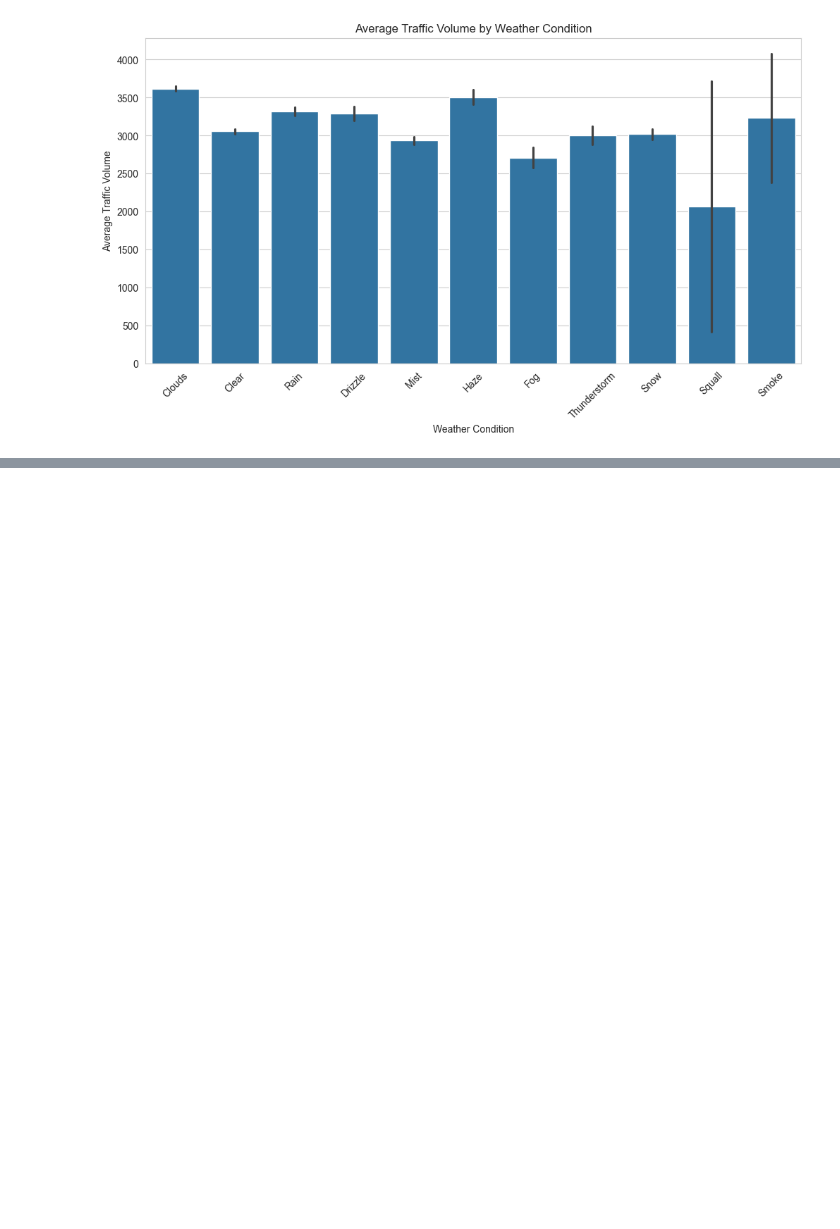
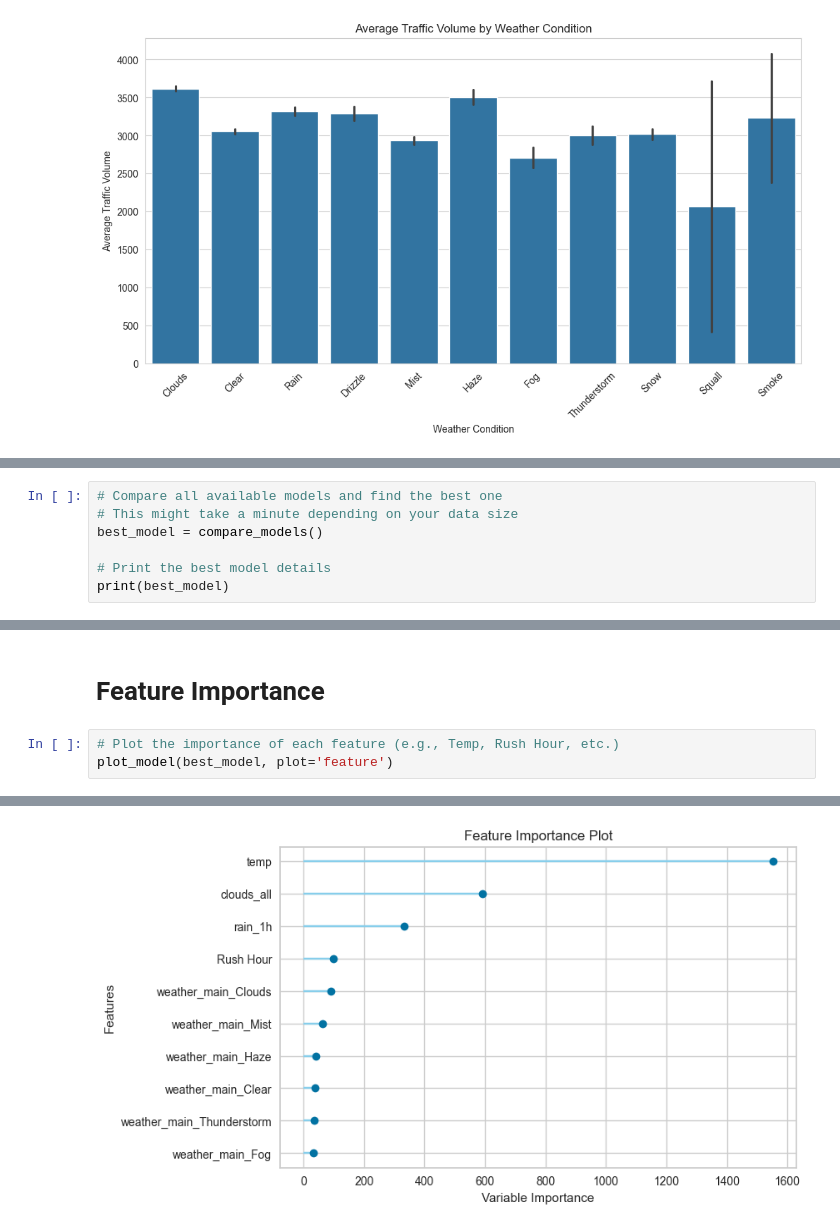
Before and after one commit to HSKdeveloper/ML-Project, a Jupyter notebook: mlProject/em.ipynb, the cells around one changed output, grey strips where cells are left out. Drawn from its saved outputs; the diff is of its cells as text; blank space fills up the shorter version.

Commit message:
C3 ML Project: build model, Tuning, Prediction

```diff
--- a/mlProject/em.ipynb
+++ b/mlProject/em.ipynb
@@ -155,0 +184,7 @@ plt.show()
+# %%
+# Compare all available models and find the best one
+# This might take a minute depending on your data size
+best_model = compare_models()
+
+# Print the best model details
+print(best_model)
@@ -155,0 +212,6 @@ plt.show()
+# %% [markdown]
+# Feature Importance
+# %%
+# Plot the importance of each feature (e.g., Temp, Rush Hour, etc.)
+plot_model(best_model, plot='feature')
+# %% [output]
@@ -155,0 +219 @@ plt.show()
+[figure, added]
```
Also changed, not shown: parts of 16 cells of this notebook, 1 other file.
